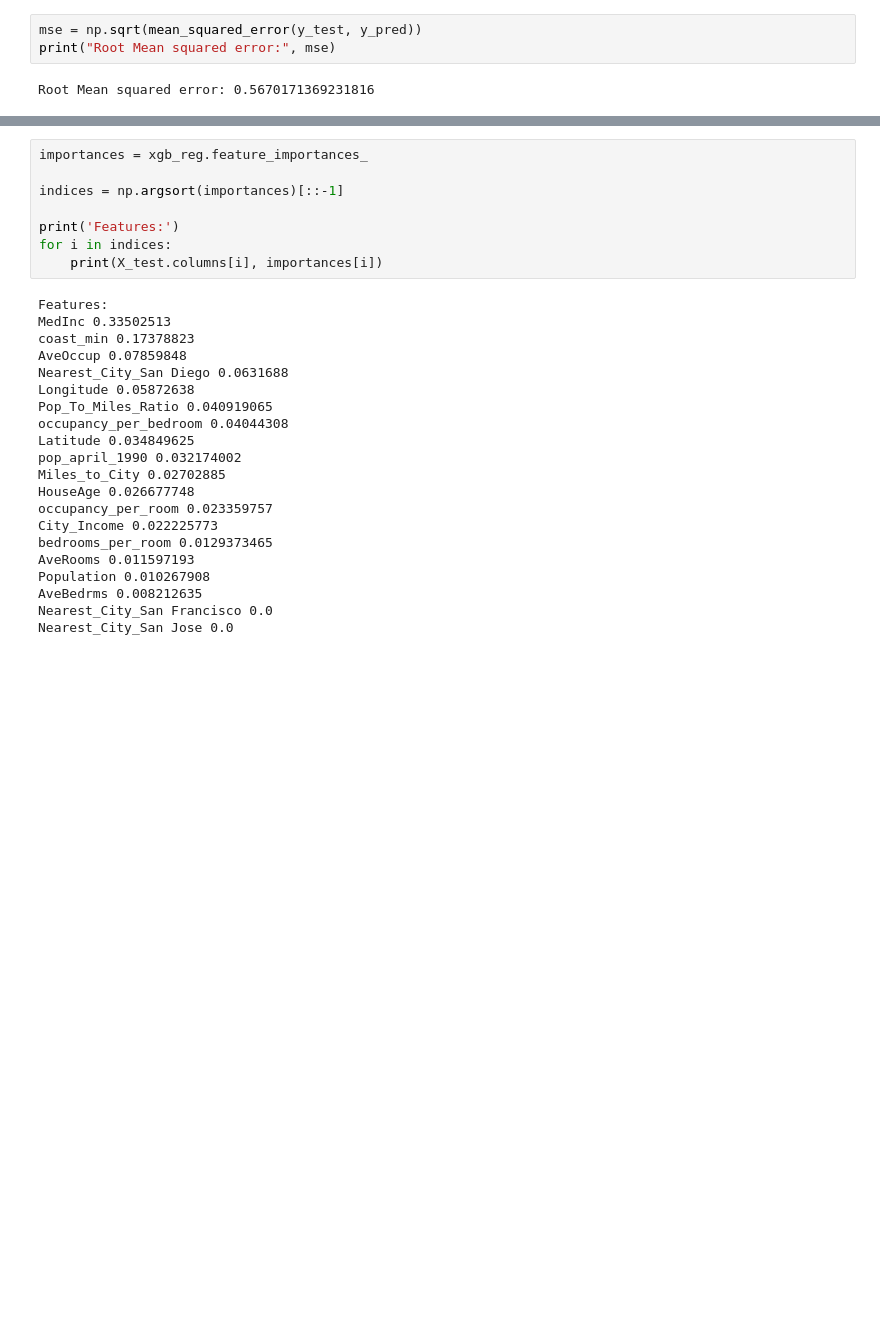
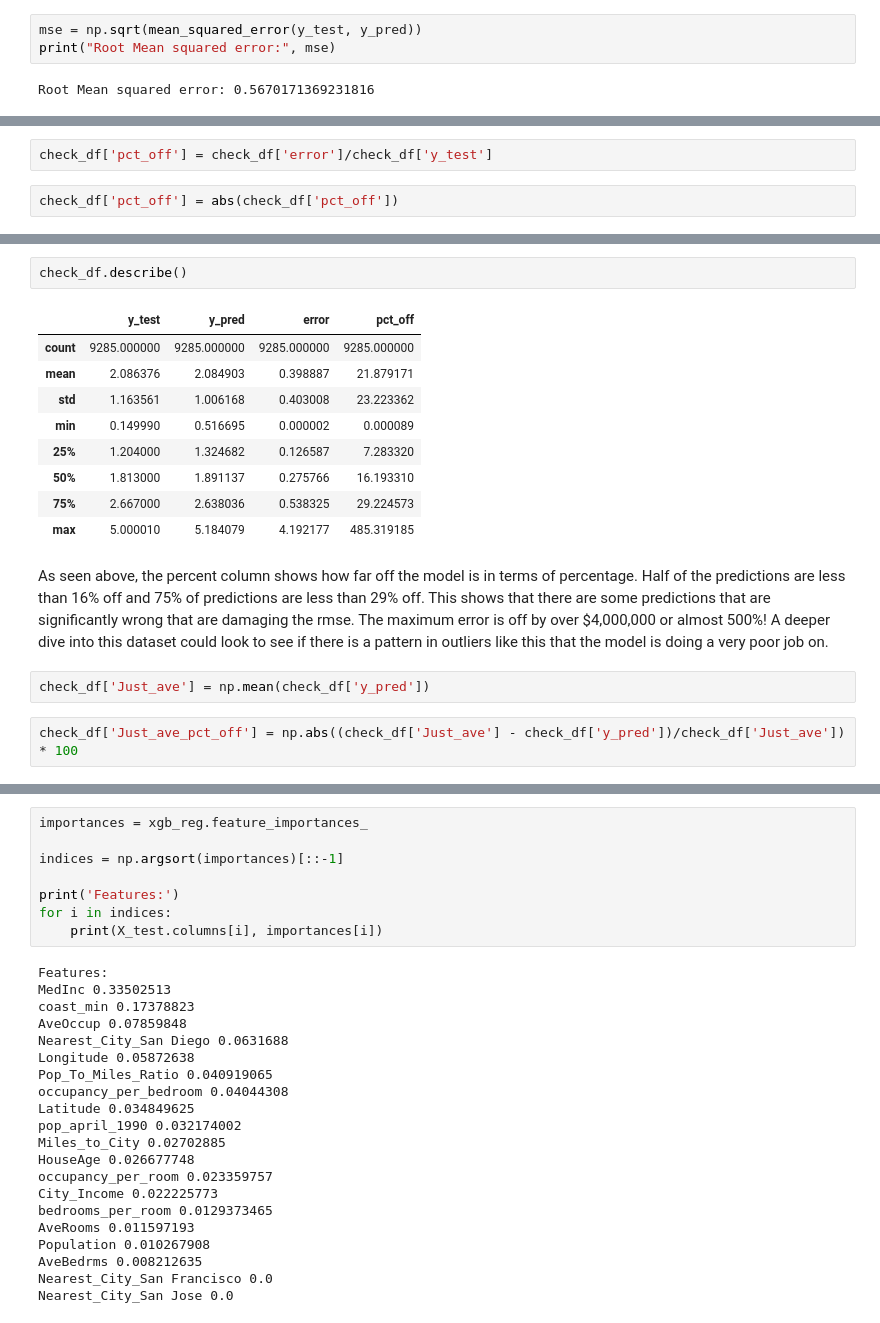
Before and after one commit to bowserd1/California-Housing-Project, a Jupyter notebook: Modeling.ipynb, the cells around one changed output, grey strips where cells are left out. Saved outputs shown, nothing was run; the diff lists cells and outputs as text; blank space fills up the shorter version.

```diff
--- a/Modeling.ipynb
+++ b/Modeling.ipynb
@@ -319,0 +331,4 @@ Root Mean squared error: 0.5670171369231816
+# %%
+check_df['pct_off'] = check_df['error']/check_df['y_test']
+# %%
+check_df['pct_off'] = abs(check_df['pct_off'])
@@ -319,0 +348,18 @@ Root Mean squared error: 0.5670171369231816
+# %%
+check_df.describe()
+# %% [output]
+|  | y_test | y_pred | error | pct_off |
+| count | 9285.000000 | 9285.000000 | 9285.000000 | 9285.000000 |
+| mean | 2.086376 | 2.084903 | 0.398887 | 21.879171 |
+| std | 1.163561 | 1.006168 | 0.403008 | 23.223362 |
+| min | 0.149990 | 0.516695 | 0.000002 | 0.000089 |
+| 25% | 1.204000 | 1.324682 | 0.126587 | 7.283320 |
+| 50% | 1.813000 | 1.891137 | 0.275766 | 16.193310 |
+| 75% | 2.667000 | 2.638036 | 0.538325 | 29.224573 |
+| max | 5.000010 | 5.184079 | 4.192177 | 485.319185 |
+# %% [markdown]
+As seen above, the percent column shows how far off the model is in terms of percentage. Half of the predictions are less than 16% off and 75% of predictions are less than 29% off. This shows that there are some predictions that are significantly wrong that are damaging the rmse. The maximum error is off by over $4,000,000 or almost 500%! A deeper dive into this dataset could look to see if there is a pattern in outliers like this that the model is doing a very poor job on.
+# %%
+check_df['Just_ave'] = np.mean(check_df['y_pred'])
+# %%
+check_df['Just_ave_pct_off'] = np.abs((check_df['Just_ave'] - check_df['y_pred'])/check_df['Just_ave']) * 100
```
Also changed, not shown: parts of 11 cells of this notebook.
